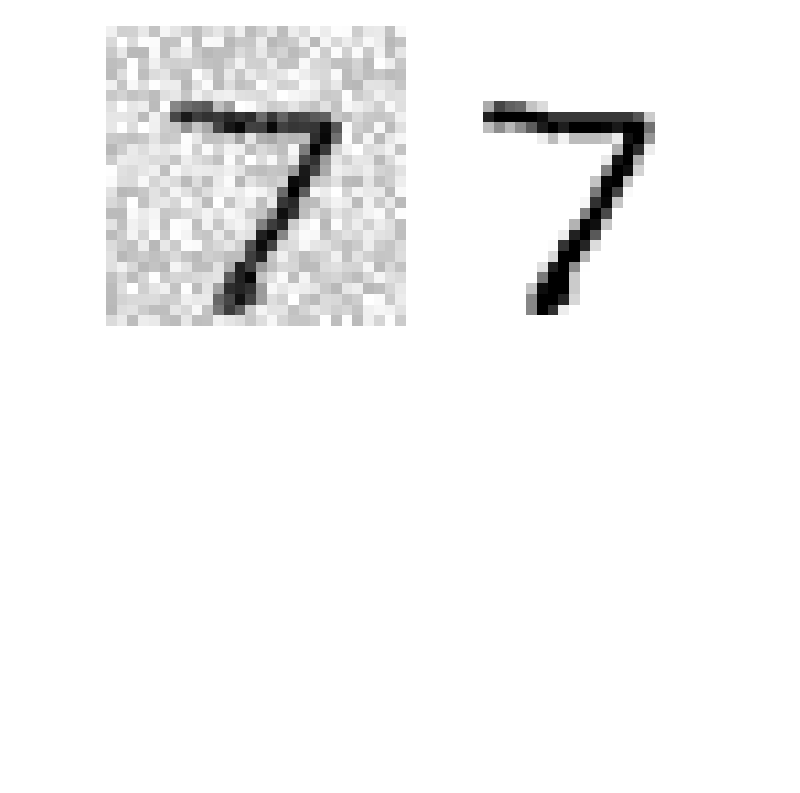
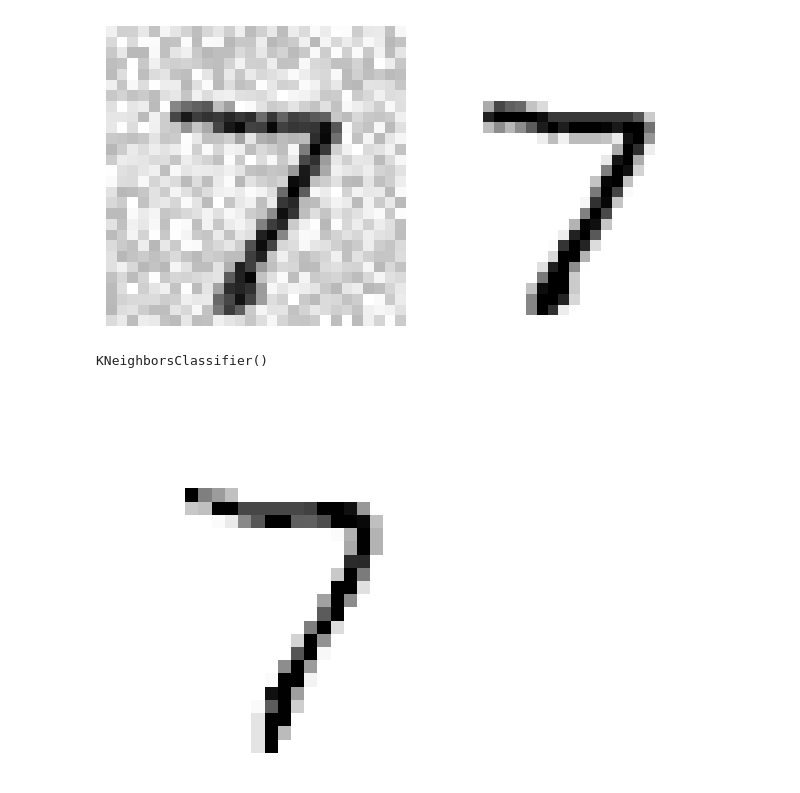
Before and after one commit to nepalsandesh/Classification, a Jupyter notebook: MNIST.ipynb, the cells around one changed output. Drawn from its saved outputs; the diff is of its cells as text; code cells hidden in the pictures; blank space fills up the shorter version.

```diff
--- a/MNIST.ipynb
+++ b/MNIST.ipynb
@@ -697,3 +699,14 @@ save_fig("noisy_digit_example_plot")
 plt.show()
 # %% [output]
 [figure]
+# %%
+knn_clf = KNeighborsClassifier()
+knn_clf.fit(X_train_mod, y_train_mod)
+# %% [output]
+KNeighborsClassifier()
+# %%
+clean_digit = knn_clf.predict([X_test_mod[0]])
+plot_digit(clean_digit)
+plt.show()
+# %% [output]
+[figure, added]
```
Also changed, not shown: parts of 1 cell of this notebook.
